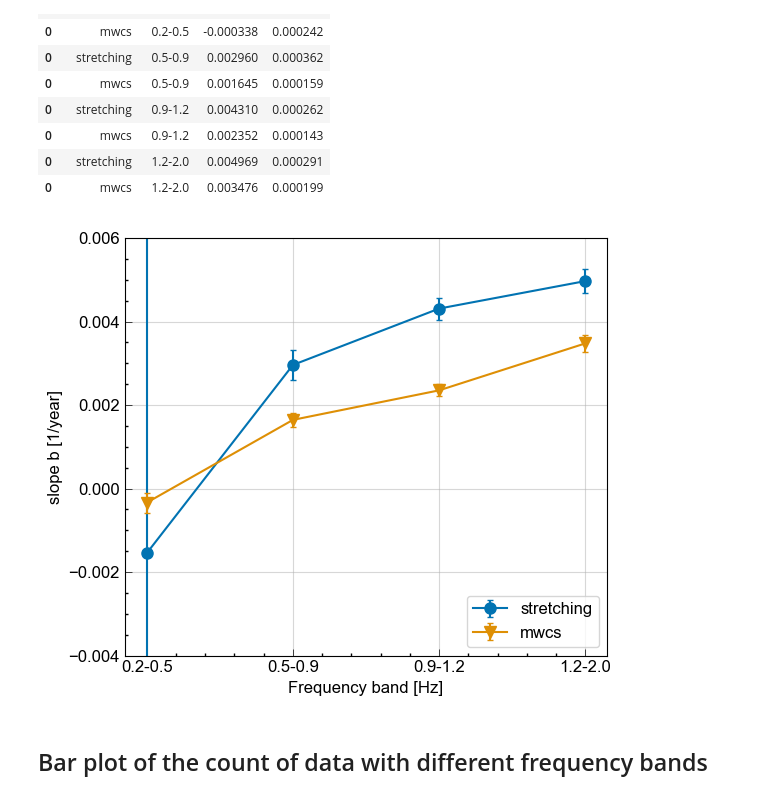
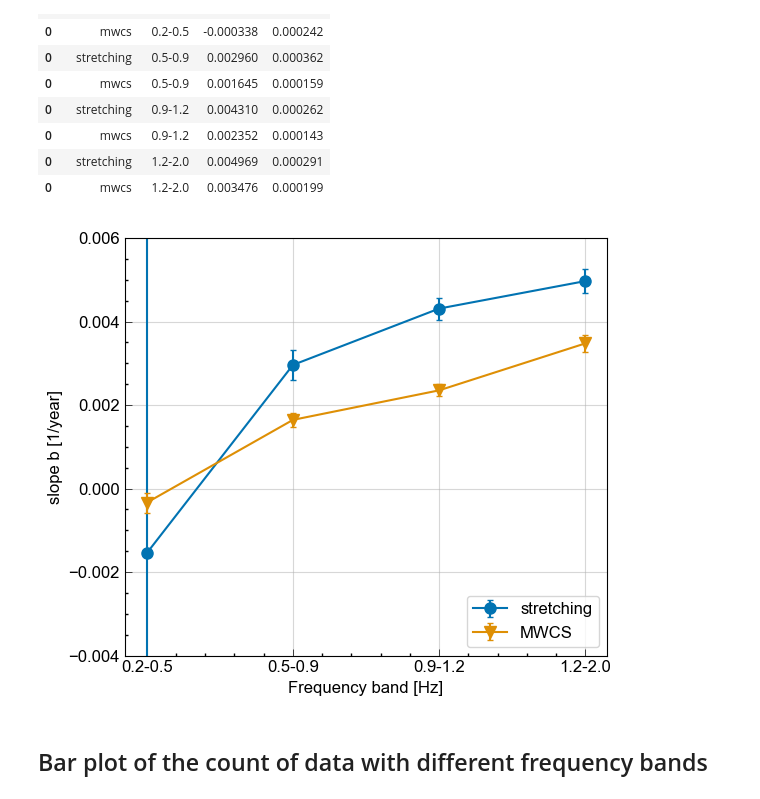
Before and after one commit to kura-okubo/SeisMonitoring_Paper, a Jupyter notebook: Post/ModelFit/code/plotfigure_plotdvvpsd.ipynb, the cells around one changed output. Saved outputs shown, nothing was run; the diff lists cells and outputs as text; code cells hidden in the pictures.

```diff
--- a/Post/ModelFit/code/plotfigure_plotdvvpsd.ipynb
+++ b/Post/ModelFit/code/plotfigure_plotdvvpsd.ipynb
@@ -613,7 +613,7 @@ for i, comptype in enumerate(corr_columnlist[:-1]):
     axs[1].legend(loc=4, labelcolor="k", fontsize=11)
 
 axs[0].set_title("stretching")
-axs[1].set_title("mwcs")
+axs[1].set_title("MWCS")
 
 
 
@@ -673,7 +673,7 @@ for i, comptype in enumerate(corr_columnlist[:-1]):
 
     axs[1].bar(uniform_tvec, dffcomp_mwcs["count"], width=15, color=cpalette_comp[i], alpha=0.1, label=complabels[i])
     axs[1].step(uniform_tvec, dffcomp_mwcs["count"], color=cpalette_comp[i], where="mid",linewidth=0.6)
-    axs[1].set_title("mwcs")
+    axs[1].set_title("MWCS")
 
 xfmt = dates.DateFormatter('%Y')
 for i in range(2):
@@ -795,7 +797,7 @@ for i, freqkey in enumerate(freqkeys):
     axs[1].legend(loc=4, labelcolor="k", fontsize=11)
 
     axs[0].set_title("stretching")
-    axs[1].set_title("mwcs")
+    axs[1].set_title("MWCS")
 
 
 
@@ -922,7 +924,7 @@ for i, freqkey in enumerate(freqkeys):
     axs[i, 1].plot(uniform_tvec, yfit_mwcs, "--", c="k", label=None, zorder=6, lw=1.4) # median
 
     axs[i, 0].set_title(fr"stretching: $b_0$ = {b_stretching:.4f}[%/year]")
-    axs[i, 1].set_title(fr"mwcs: $b_0$ = {b_mwcs:.4f}[%/year]")
+    axs[i, 1].set_title(fr"MWCS: $b_0$ = {b_mwcs:.4f}[%/year]")
 
     for j in range(2):
     #     axs[j].set_title(freqkey+"Hz")
@@ -978,25 +980,25 @@ df_freqslope
 # %%
 fig, ax = plt.subplots(1, 1, figsize=(6, 5))
 
 # sns.lineplot(x="freqkey", y="b_slope", hue="dvvmethod", data=df_freqslope, markers=["o", "v"], style="dvvmethod", palette="colorblind", ms=10)
 df_s=df_freqslope[df_freqslope["dvvmethod"]=="stretching"]
 df_m=df_freqslope[df_freqslope["dvvmethod"]=="mwcs"]
 
 ax.errorbar(df_s["freqkey"], df_s["b_slope"], yerr=df_s["b_err"], color=cpalette_freq[0], capsize=2, marker="o", ms=8, label="stretching")
-ax.errorbar(df_m["freqkey"], df_m["b_slope"], yerr=df_m["b_err"], color=cpalette_freq[1], capsize=2, marker="v", ms=8, label="mwcs")
+ax.errorbar(df_m["freqkey"], df_m["b_slope"], yerr=df_m["b_err"], color=cpalette_freq[1], capsize=2, marker="v", ms=8, label="MWCS")
 
 ax.set_xlabel("Frequency band [Hz]")
 ax.set_ylabel("slope b [1/year]")
 ax.set_ylim([-0.004, 0.006])
 ax.grid(True, alpha=0.5)
 ax.legend()
 
 plt.tight_layout()
 
 foname = (output_imgdir+f"/compare_slope_withdifferentfreq.png")
 plt.savefig(foname, dpi=150)
 # %% [output]
-[figure, old version]
+[figure, new version]
 # %% [markdown]
 ## Bar plot of the count of data with different frequency bands
 # %%
```
Also changed, not shown: parts of 8 cells of this notebook, 5 other files.
